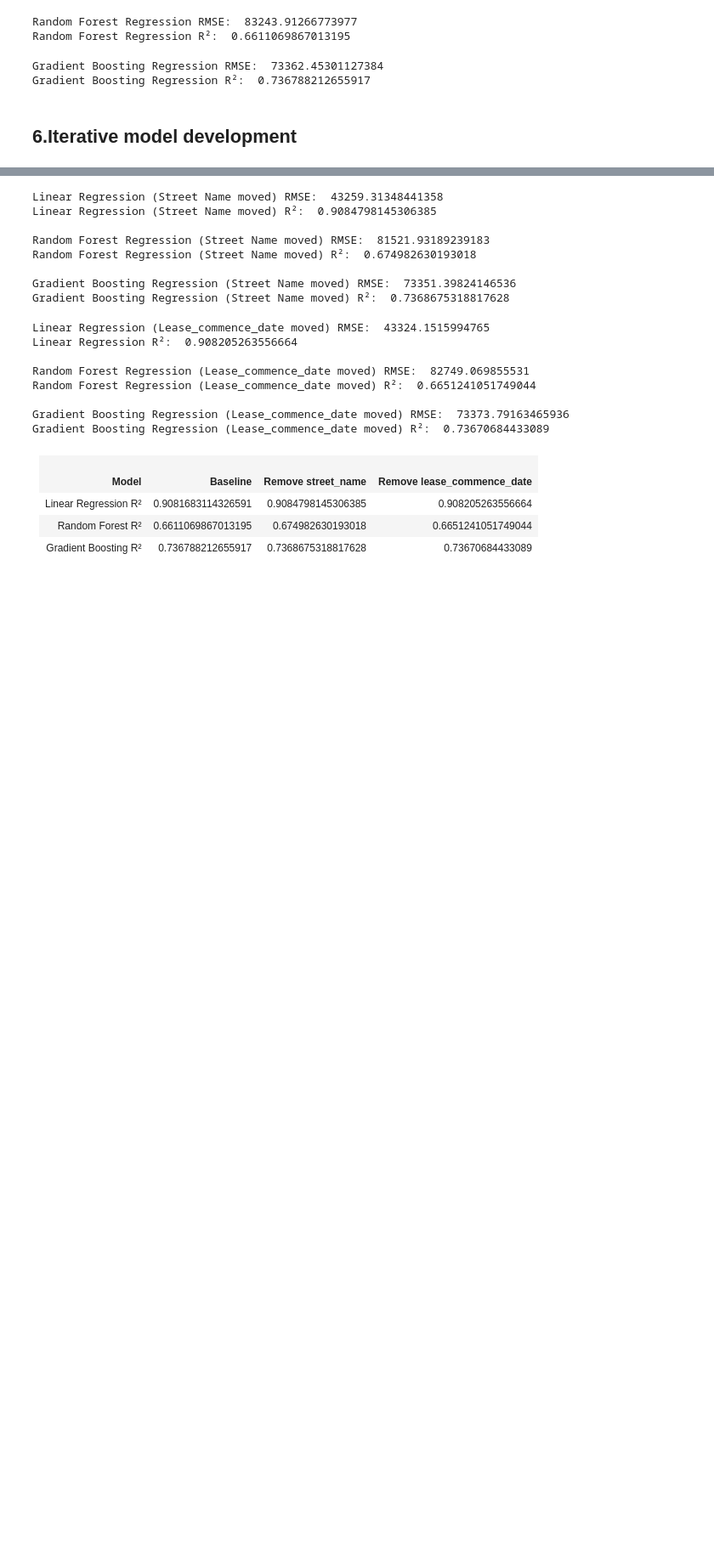
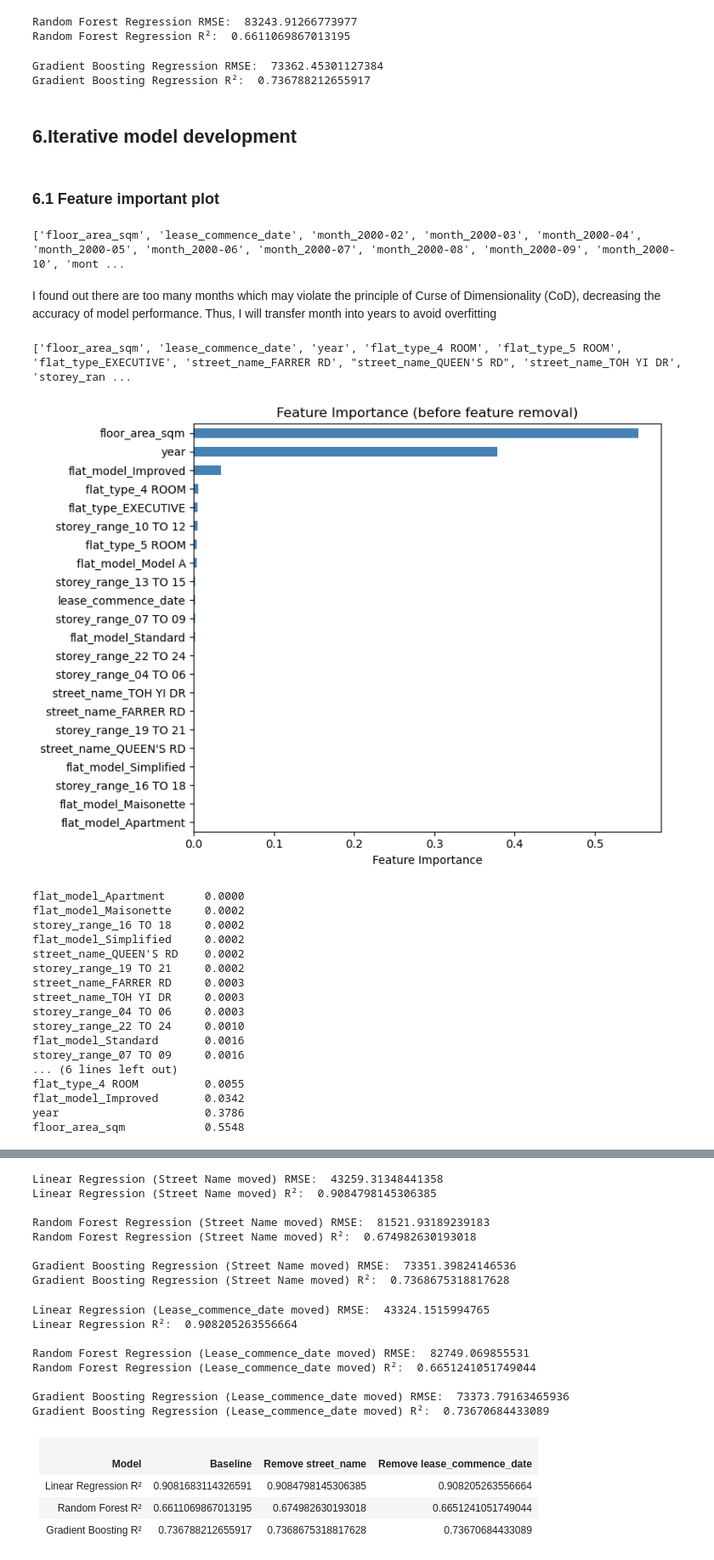
Before and after one commit to yongchuangqingdao-web/mldp_proj, a Jupyter notebook: MLDP Program Codes Submission Template.ipynb, the cells around one changed output, grey strips where cells are left out. Shown at 85% size. Drawn from its saved outputs; the diff is of its cells as text; code cells hidden in the pictures; blank space fills up the shorter version.

```diff
--- a/MLDP Program Codes Submission Template.ipynb
+++ b/MLDP Program Codes Submission Template.ipynb
@@ -388,3 +393,69 @@ Gradient Boosting Regression RMSE:  73362.45301127384
 Gradient Boosting Regression R²:  0.736788212655917
 # %% [markdown]
 ## 6.Iterative model development
+# %% [markdown]
+### 6.1 Feature important plot
+# %%
+# Check the feature columns
+print(X.columns.tolist())
+# %% [output]
+['floor_area_sqm', 'lease_commence_date', 'month_2000-02', 'month_2000-03', 'month_2000-04', 'month_2000-05', 'month_2000-06', 'month_2000-07', 'month_2000-08', 'month_2000-09', 'month_2000-10', 'mont ...
+# %% [markdown]
+I found out there are too many months which may violate the principle of Curse of Dimensionality (CoD), decreasing the accuracy of model performance. Thus, I will transfer month into years to avoid overfitting
+# %%
+# Create a new dataset for development
+df_improve = df.copy()
+df_improve = df_improve.drop("block",axis=1) # Drop block column keeping the same status as evaluation step
+
+df_improve["year"]=df_improve["month"].apply(lambda x: int(x.split('-')[0]))
+df_improve = df_improve.drop("month",axis=1) # Drop months since we use year represents it
+
+# drop month column
+col_y = "resale_price"
+col_irrelevant = [col_y]
+
+X_imp = df_improve.drop(col_irrelevant, axis=1) ## Select feature columns
+
+## One-Hot Encoding
+X_imp = pd.get_dummies(X_imp,
+               drop_first=True ## Remove redundant information
+               )
+
+print(X_imp.columns.tolist())
+# %% [output]
+['floor_area_sqm', 'lease_commence_date', 'year', 'flat_type_4 ROOM', 'flat_type_5 ROOM', 'flat_type_EXECUTIVE', 'street_name_FARRER RD', "street_name_QUEEN'S RD", 'street_name_TOH YI DR', 'storey_ran ...
+# %%
+
+gb_imp = GradientBoostingRegressor(random_state=2026)
+gb_imp.fit(X_imp, y)
+
+importances = pd.Series(gb_imp.feature_importances_,
+                        index=X_imp.columns).sort_values()
+
+plt.figure(figsize=(8, 6))
+importances.plot(kind="barh", color="steelblue")
+plt.xlabel("Feature Importance")
+plt.title("Feature Importance (before feature removal)")
+plt.tight_layout()
+plt.show()
+
+print(importances.round(4).to_string())
+# %% [output]
+[figure, added]
+flat_model_Apartment      0.0000
+flat_model_Maisonette     0.0002
+storey_range_16 TO 18     0.0002
+flat_model_Simplified     0.0002
+street_name_QUEEN'S RD    0.0002
+storey_range_19 TO 21     0.0002
+street_name_FARRER RD     0.0003
+street_name_TOH YI DR     0.0003
+storey_range_04 TO 06     0.0003
+storey_range_22 TO 24     0.0010
+flat_model_Standard       0.0016
+storey_range_07 TO 09     0.0016
+... (6 lines left out)
+flat_type_4 ROOM          0.0055
+flat_model_Improved       0.0342
+year                      0.3786
+floor_area_sqm            0.5548
```
Also changed, not shown: parts of 21 cells of this notebook, 4 other files.
